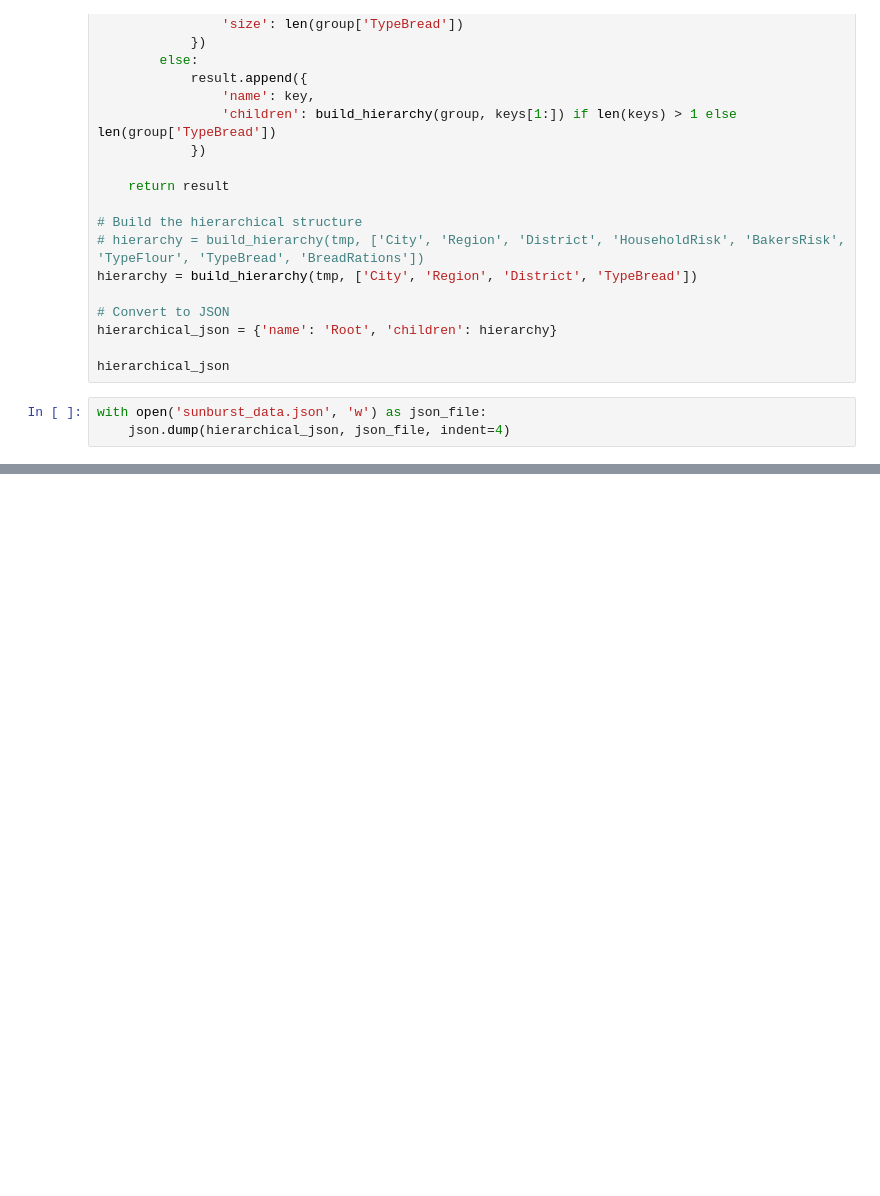
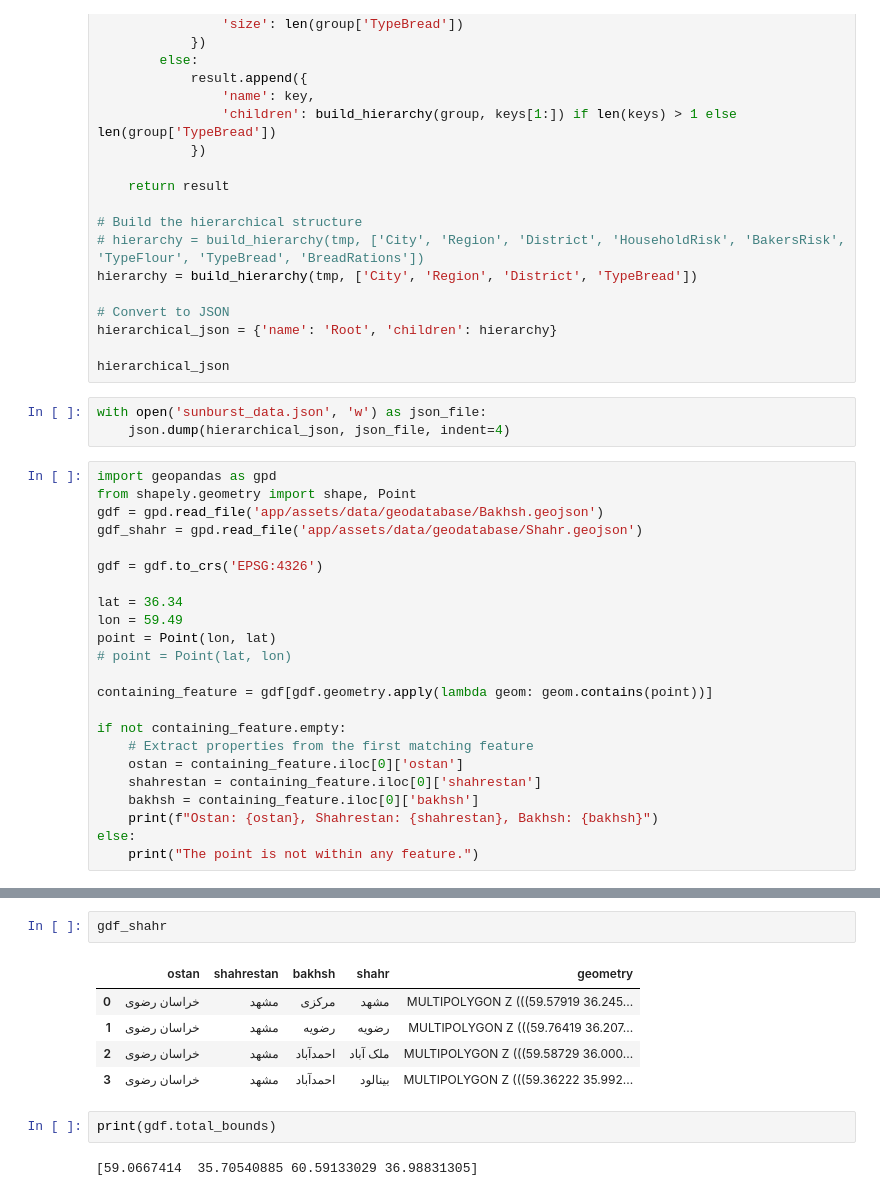
Before and after one commit to shirazipooya/Bakery, a Jupyter notebook: notebook.ipynb, the cells around one changed output, grey strips where cells are left out. Cells and saved outputs as stored; diff of their text form; blank space fills up the shorter version.

```diff
--- a/notebook.ipynb
+++ b/notebook.ipynb
@@ -278,3 +278,26 @@ hierarchical_json
 # %%
 with open('sunburst_data.json', 'w') as json_file:
     json.dump(hierarchical_json, json_file, indent=4)
+# %%
+import geopandas as gpd
+from shapely.geometry import shape, Point
+gdf = gpd.read_file('app/assets/data/geodatabase/Bakhsh.geojson')
+gdf_shahr = gpd.read_file('app/assets/data/geodatabase/Shahr.geojson')
+
+gdf = gdf.to_crs('EPSG:4326')
+
+lat = 36.34
+lon = 59.49
+point = Point(lon, lat)
+# point = Point(lat, lon)
+
+containing_feature = gdf[gdf.geometry.apply(lambda geom: geom.contains(point))]
+
+if not containing_feature.empty:
+    # Extract properties from the first matching feature
+    ostan = containing_feature.iloc[0]['ostan']
+    shahrestan = containing_feature.iloc[0]['shahrestan']
+    bakhsh = containing_feature.iloc[0]['bakhsh']
+    print(f"Ostan: {ostan}, Shahrestan: {shahrestan}, Bakhsh: {bakhsh}")
+else:
+    print("The point is not within any feature.")
@@ -280,0 +341,12 @@ with open('sunburst_data.json', 'w') as json_file:
+# %%
+gdf_shahr
+# %% [output]
+|  | ostan | shahrestan | bakhsh | shahr | geometry |
+| 0 | خراسان رضوی | مشهد | مرکزی | مشهد | MULTIPOLYGON Z (((59.57919 36.245... |
+| 1 | خراسان رضوی | مشهد | رضویه | رضویه | MULTIPOLYGON Z (((59.76419 36.207... |
+| 2 | خراسان رضوی | مشهد | احمدآباد | ملک آباد | MULTIPOLYGON Z (((59.58729 36.000... |
+| 3 | خراسان رضوی | مشهد | احمدآباد | بینالود | MULTIPOLYGON Z (((59.36222 35.992... |
+# %%
+print(gdf.total_bounds)
+# %% [output]
+[59.0667414  35.70540885 60.59133029 36.98831305]
```
Also changed, not shown: parts of 2 cells of this notebook, 20 other files.
